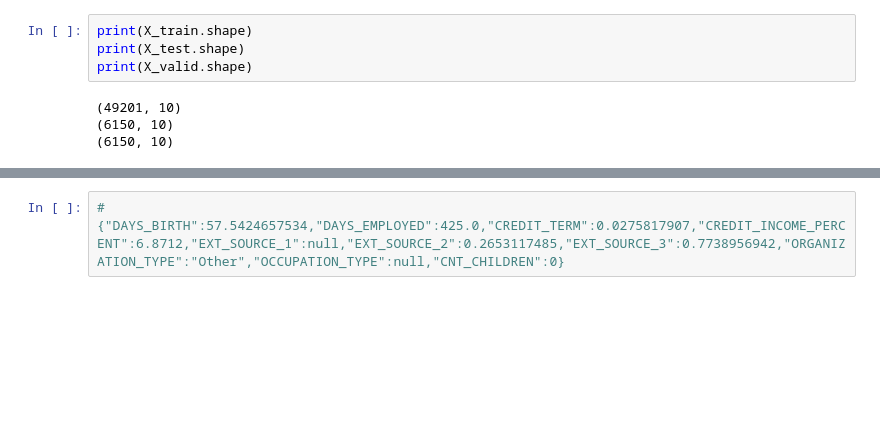
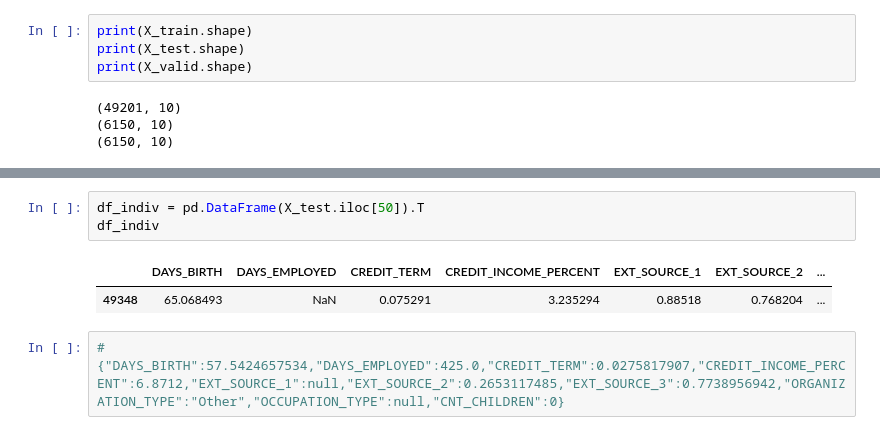
Before and after one commit to kmille50/Implementez_un_modele_de_scoring_camille_brodin, a Jupyter notebook: Brodin_Camille_1_modelisation_102023.ipynb, the cells around one changed output, grey strips where cells are left out. Cells and saved outputs as stored; diff of their text form; blank space fills up the shorter version.

```diff
--- a/Brodin_Camille_1_modelisation_102023.ipynb
+++ b/Brodin_Camille_1_modelisation_102023.ipynb
@@ -1453,3 +1450,9 @@ X_train.describe()
+# %%
+df_indiv = pd.DataFrame(X_test.iloc[50]).T
+df_indiv
+# %% [output]
+|  | DAYS_BIRTH | DAYS_EMPLOYED | CREDIT_TERM | CREDIT_INCOME_PERCENT | EXT_SOURCE_1 | EXT_SOURCE_2 | ... |
+| 49348 | 65.068493 | NaN | 0.075291 | 3.235294 | 0.88518 | 0.768204 | ... |
 # %%
 #{"DAYS_BIRTH":57.5424657534,"DAYS_EMPLOYED":425.0,"CREDIT_TERM":0.0275817907,"CREDIT_INCOME_PERCENT":6.8712,"EXT_SOURCE_1":null,"EXT_SOURCE_2":0.2653117485,"EXT_SOURCE_3":0.7738956942,"ORGANIZATION_TYPE":"Other","OCCUPATION_TYPE":null,"CNT_CHILDREN":0}
 # %%
```
Also changed, not shown: parts of 39 cells of this notebook, 1 other file.
